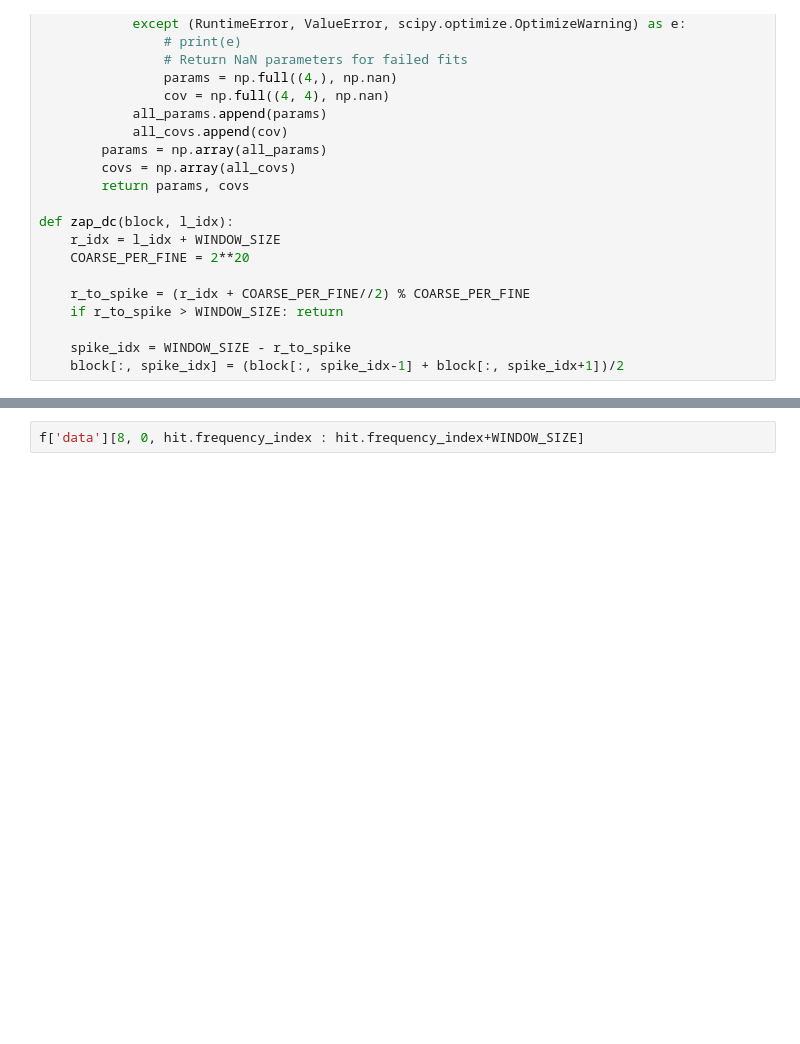
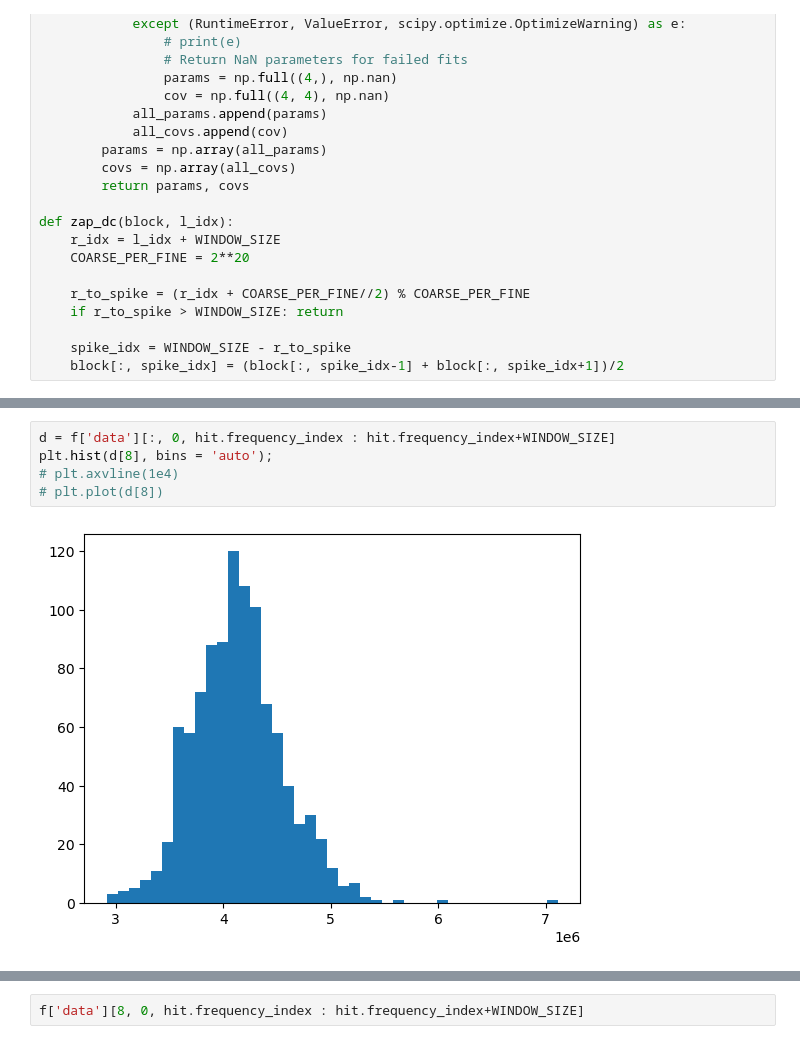
Before and after one commit to andres-luengo/bart, a Jupyter notebook: experiments/inspect_hits.ipynb, the cells around one changed output, grey strips where cells are left out. Cells and saved outputs as stored; diff of their text form; blank space fills up the shorter version.

```diff
--- a/experiments/inspect_hits.ipynb
+++ b/experiments/inspect_hits.ipynb
@@ -178,0 +166,7 @@ plt.show()
+# %%
+d = f['data'][:, 0, hit.frequency_index : hit.frequency_index+WINDOW_SIZE]
+plt.hist(d[8], bins = 'auto');
+# plt.axvline(1e4)
+# plt.plot(d[8])
+# %% [output]
+[figure, added]
```
Also changed, not shown: parts of 9 cells of this notebook.
